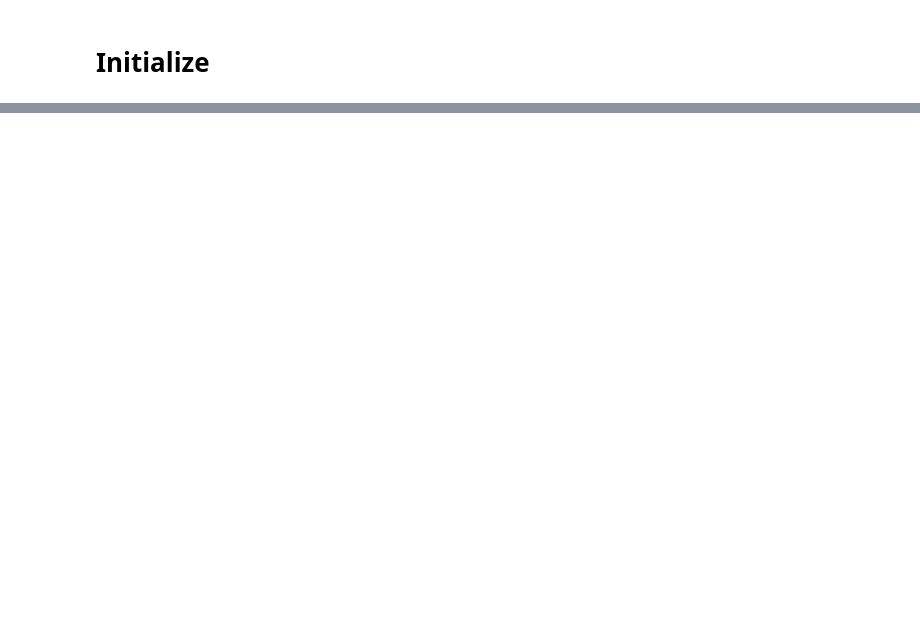
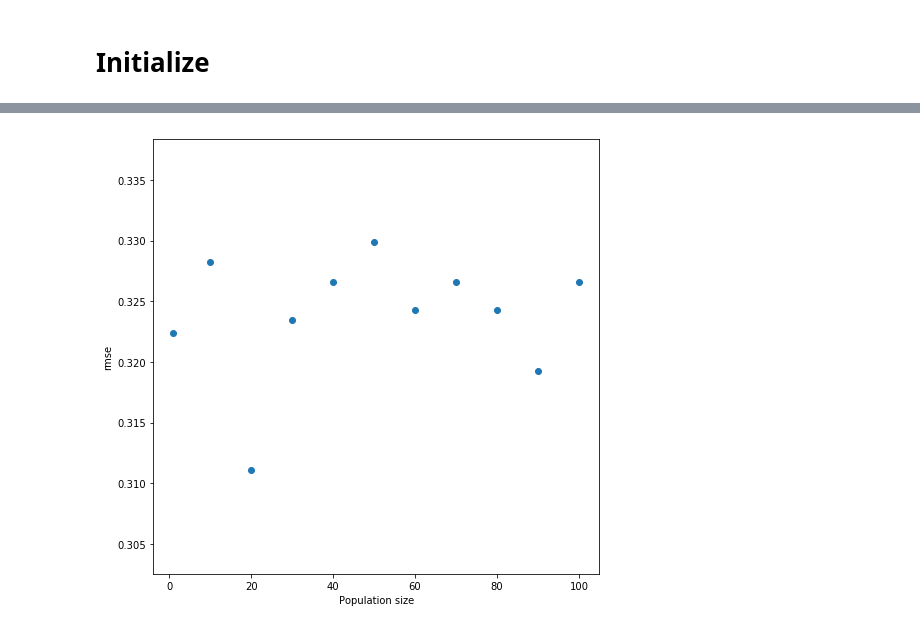
Before and after one commit to ulissigroup/GASpy_regressions, a Jupyter notebook: notebooks/regression_profiling.ipynb, the cells around one changed output, grey strips where cells are left out. Drawn from its saved outputs; the diff is of its cells as text; code cells hidden in the pictures; blank space fills up the shorter version.

Commit message:
Update regression profiling for chemfp0 model

```diff
--- a/notebooks/regression_profiling.ipynb
+++ b/notebooks/regression_profiling.ipynb
@@ -193,0 +195,45 @@ plot_3d_profile(gens, pops, rmses)
+# %%
+# Make a function to do the 2-D plotting
+def plot_2d_profile(x, residuals, dataset='dev', metric='rmse'):
+    '''
+    This function is simply a wrapper for creating 3D scatter plot profiles
+
+    Inputs:
+        x          [np.array] A vector for the x-axis
+        residuals  [list in a list] The residuals dictionaries that correspond to
+                   the x and y settings. This assumes that these dictionaries
+                   have the keys `block` and 'dev', where `block` is the model
+                   block defined near the top of this notebook.
+        dataset    [str] Indicates which dataset you want to plot. Can be
+                   'train', 'dev', 'test', or 'all'.
+        metric     [str] Indicates what metric you want to plot. Can be
+                   'rmse' for root mean squared error; 'mae' for mean absolute
+                   error, or 'mad' for median absolute deviation.
+    '''
+
+    # Format the data
+    y = []
+    for datum in residuals:
+        resids = datum[block][dataset]
+        baseline = np.zeros(resids.shape)
+        if metric == 'rmse' or 'RMSE':
+            y.append(np.sqrt(metrics.mean_squared_error(baseline, resids)))
+        elif metric == 'mae' or 'MAE':
+            y.append(metrics.mean_absolute_error(baseline, resids))
+        elif metric == 'mad' or 'MAD':
+            y.append(metrics.median_absolute_deviation(baseline, resids))
+        else:
+            raise SyntaxError('%s is not a valid argument for "metric"')
+    y = np.array(y)
+
+    # Plot it
+    fig = plt.figure(figsize=(8, 8))
+    plt.scatter(x, y)
+    ax = fig.axes[0]
+    ax.set_xlabel('Population size')
+    ax.set_ylabel(metric)
+    plt.show()
+# %%
+plot_2d_profile(pops, residuals, dataset='dev', metric='rmse')
+# %% [output]
+[figure, added]
```
Also changed, not shown: parts of 27 cells of this notebook.
